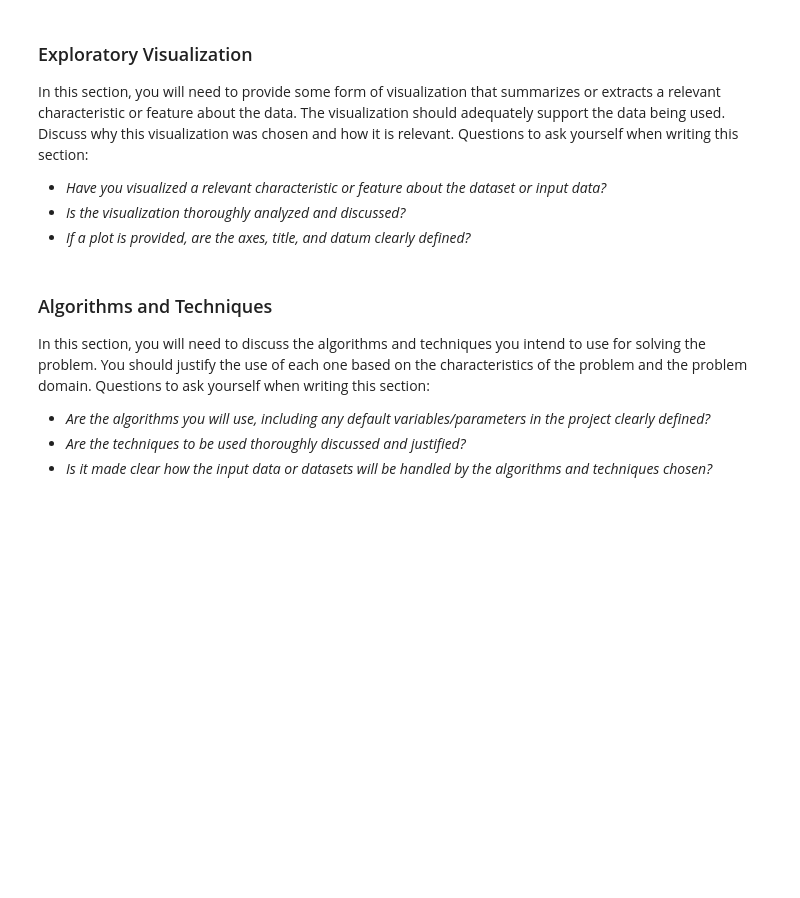
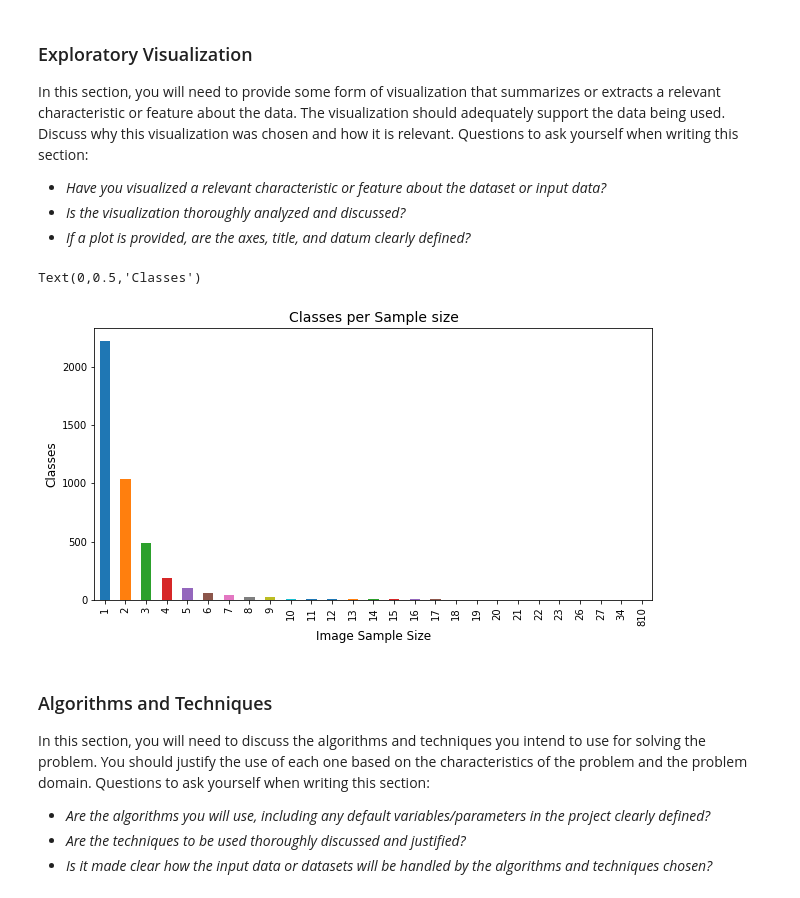
Before and after one commit to shehjar/Machine_Learning_Capstone, a Jupyter notebook: Capstone_Project.ipynb, the cells around one changed output. Drawn from its saved outputs; the diff is of its cells as text; code cells hidden in the pictures; blank space fills up the shorter version.

```diff
--- a/Capstone_Project.ipynb
+++ b/Capstone_Project.ipynb
@@ -39,6 +87,19 @@ In this section, you will need to provide some form of visualization that summar
 - _Have you visualized a relevant characteristic or feature about the dataset or input data?_
 - _Is the visualization thoroughly analyzed and discussed?_
 - _If a plot is provided, are the axes, title, and datum clearly defined?_
+# %%
+# Checking the distribution of images with respect to the classes
+y_freq = y_label.value_counts()
+classes = y_freq.index.values
+freq = y_freq.values
+dfSamplesPerClass = y_freq.value_counts().sort_index()
+ax = dfSamplesPerClass.plot(kind='bar', figsize=(10,5))
+ax.set_title('Classes per Sample size', fontsize=14)
+ax.set_xlabel('Image Sample Size', fontsize=12)
+ax.set_ylabel('Classes', fontsize=12)
+# %% [output]
+Text(0,0.5,'Classes')
+[figure, added]
 # %% [markdown]
 ### Algorithms and Techniques
 In this section, you will need to discuss the algorithms and techniques you intend to use for solving the problem. You should justify the use of each one based on the characteristics of the problem and the problem domain. Questions to ask yourself when writing this section:
```
Also changed, not shown: parts of 14 cells of this notebook.
